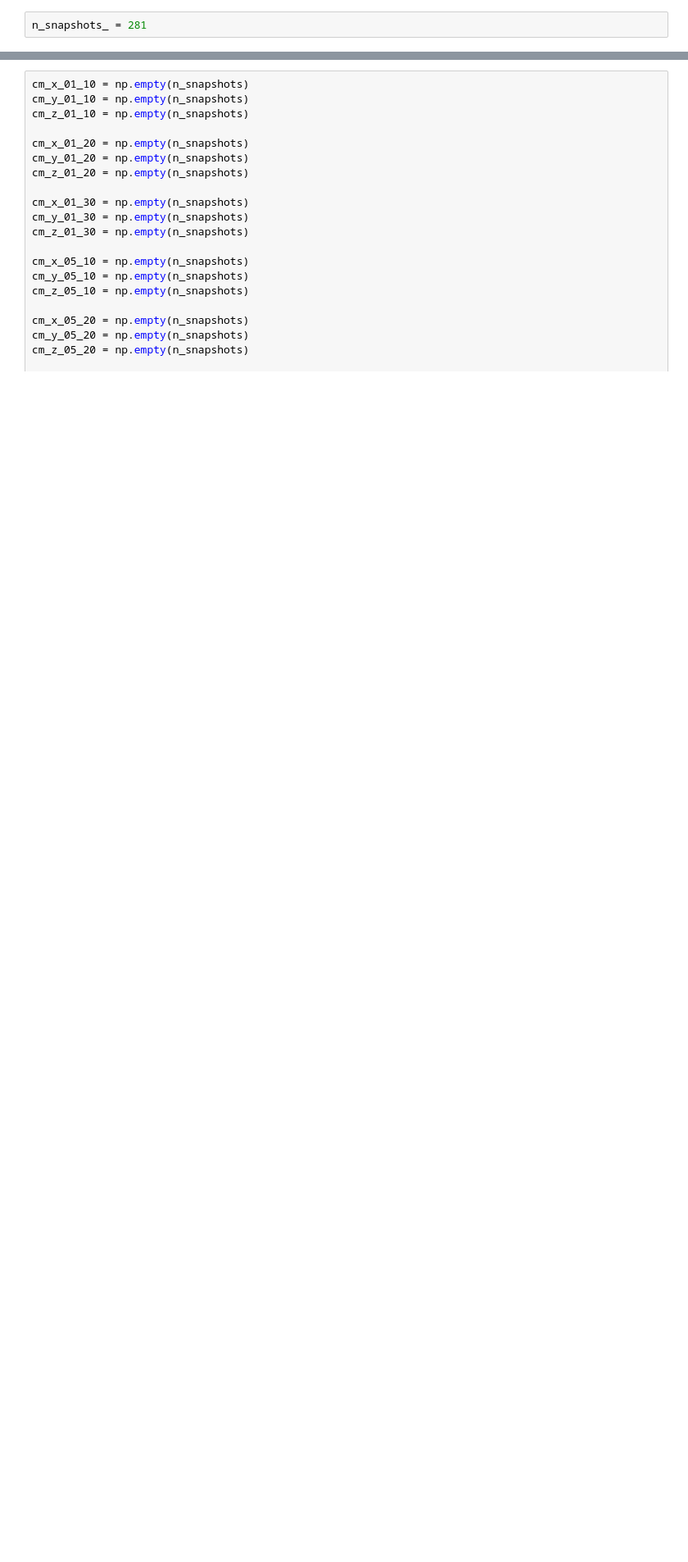
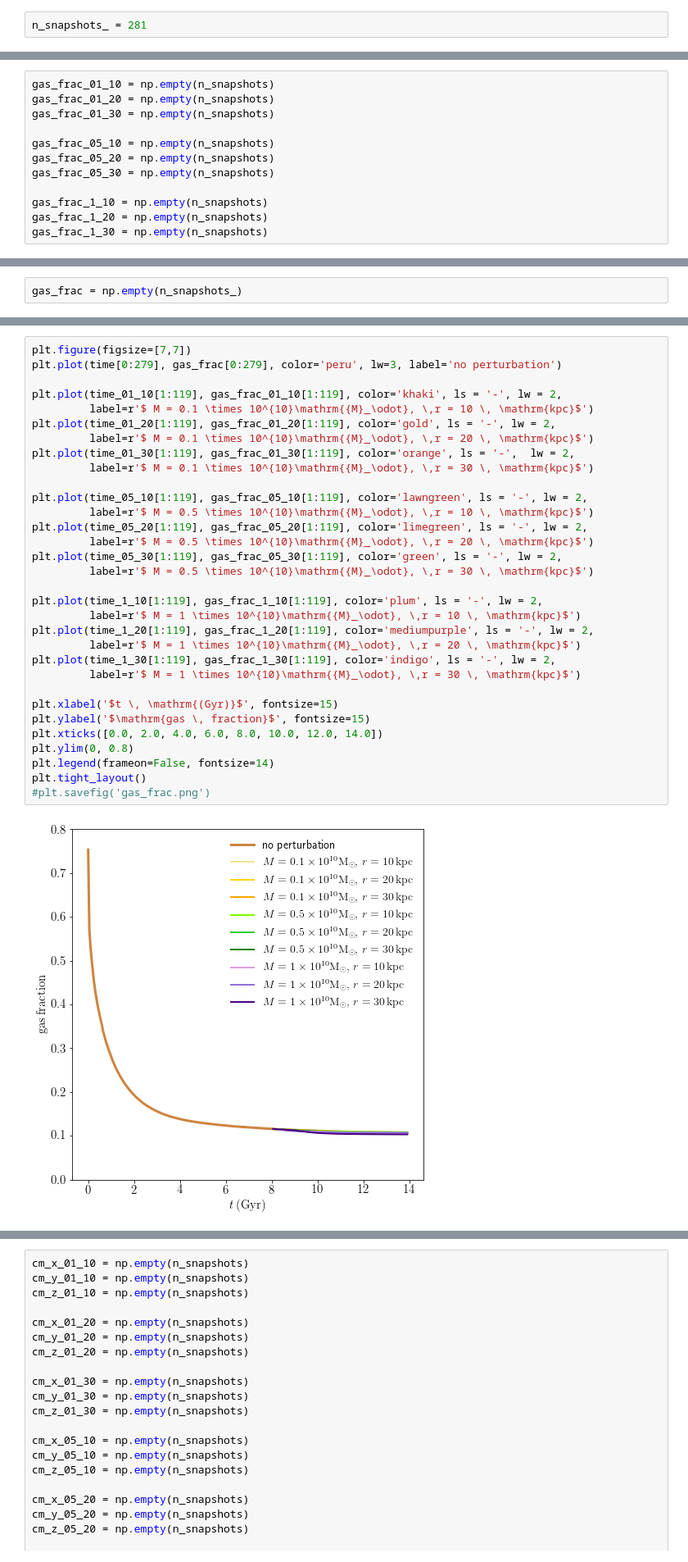
Before and after one commit to AndressaWille/Mestrado, a Jupyter notebook: interactions2-nb.ipynb, the cells around one changed output, grey strips where cells are left out. Shown: that part at 82% size. Saved outputs shown, nothing was run; the diff lists cells and outputs as text; blank space fills up the shorter version.

```diff
--- a/interactions2-nb.ipynb
+++ b/interactions2-nb.ipynb
@@ -224,0 +378,12 @@ plt.tight_layout()
+# %%
+gas_frac_01_10 = np.empty(n_snapshots)
+gas_frac_01_20 = np.empty(n_snapshots)
+gas_frac_01_30 = np.empty(n_snapshots)
+
+gas_frac_05_10 = np.empty(n_snapshots)
+gas_frac_05_20 = np.empty(n_snapshots)
+gas_frac_05_30 = np.empty(n_snapshots)
+
+gas_frac_1_10 = np.empty(n_snapshots)
+gas_frac_1_20 = np.empty(n_snapshots)
+gas_frac_1_30 = np.empty(n_snapshots)
@@ -224,0 +444,2 @@ plt.tight_layout()
+# %%
+gas_frac = np.empty(n_snapshots_)
@@ -224,0 +479,34 @@ plt.tight_layout()
+# %%
+plt.figure(figsize=[7,7])
+plt.plot(time[0:279], gas_frac[0:279], color='peru', lw=3, label='no perturbation')
+
+plt.plot(time_01_10[1:119], gas_frac_01_10[1:119], color='khaki', ls = '-', lw = 2,
+         label=r'$ M = 0.1 \times 10^{10}\mathrm{{M}_\odot}, \,r = 10 \, \mathrm{kpc}$')
+plt.plot(time_01_20[1:119], gas_frac_01_20[1:119], color='gold', ls = '-', lw = 2,
+         label=r'$ M = 0.1 \times 10^{10}\mathrm{{M}_\odot}, \,r = 20 \, \mathrm{kpc}$')
+plt.plot(time_01_30[1:119], gas_frac_01_30[1:119], color='orange', ls = '-',  lw = 2,
+         label=r'$ M = 0.1 \times 10^{10}\mathrm{{M}_\odot}, \,r = 30 \, \mathrm{kpc}$')
+
+plt.plot(time_05_10[1:119], gas_frac_05_10[1:119], color='lawngreen', ls = '-', lw = 2,
+         label=r'$ M = 0.5 \times 10^{10}\mathrm{{M}_\odot}, \,r = 10 \, \mathrm{kpc}$')
+plt.plot(time_05_20[1:119], gas_frac_05_20[1:119], color='limegreen', ls = '-', lw = 2,
+         label=r'$ M = 0.5 \times 10^{10}\mathrm{{M}_\odot}, \,r = 20 \, \mathrm{kpc}$')
+plt.plot(time_05_30[1:119], gas_frac_05_30[1:119], color='green', ls = '-', lw = 2,
+         label=r'$ M = 0.5 \times 10^{10}\mathrm{{M}_\odot}, \,r = 30 \, \mathrm{kpc}$')
+
+plt.plot(time_1_10[1:119], gas_frac_1_10[1:119], color='plum', ls = '-', lw = 2,
+         label=r'$ M = 1 \times 10^{10}\mathrm{{M}_\odot}, \,r = 10 \, \mathrm{kpc}$')
+plt.plot(time_1_20[1:119], gas_frac_1_20[1:119], color='mediumpurple', ls = '-', lw = 2,
+         label=r'$ M = 1 \times 10^{10}\mathrm{{M}_\odot}, \,r = 20 \, \mathrm{kpc}$')
+plt.plot(time_1_30[1:119], gas_frac_1_30[1:119], color='indigo', ls = '-', lw = 2,
+         label=r'$ M = 1 \times 10^{10}\mathrm{{M}_\odot}, \,r = 30 \, \mathrm{kpc}$')
+
+plt.xlabel('$t \, \mathrm{(Gyr)}$', fontsize=15)
+plt.ylabel('$\mathrm{gas \, fraction}$', fontsize=15)
+plt.xticks([0.0, 2.0, 4.0, 6.0, 8.0, 10.0, 12.0, 14.0])
+plt.ylim(0, 0.8)
+plt.legend(frameon=False, fontsize=14)
+plt.tight_layout()
+#plt.savefig('gas_frac.png')
+# %% [output]
+[figure, added]
```
Also changed, not shown: parts of 29 cells of this notebook.
